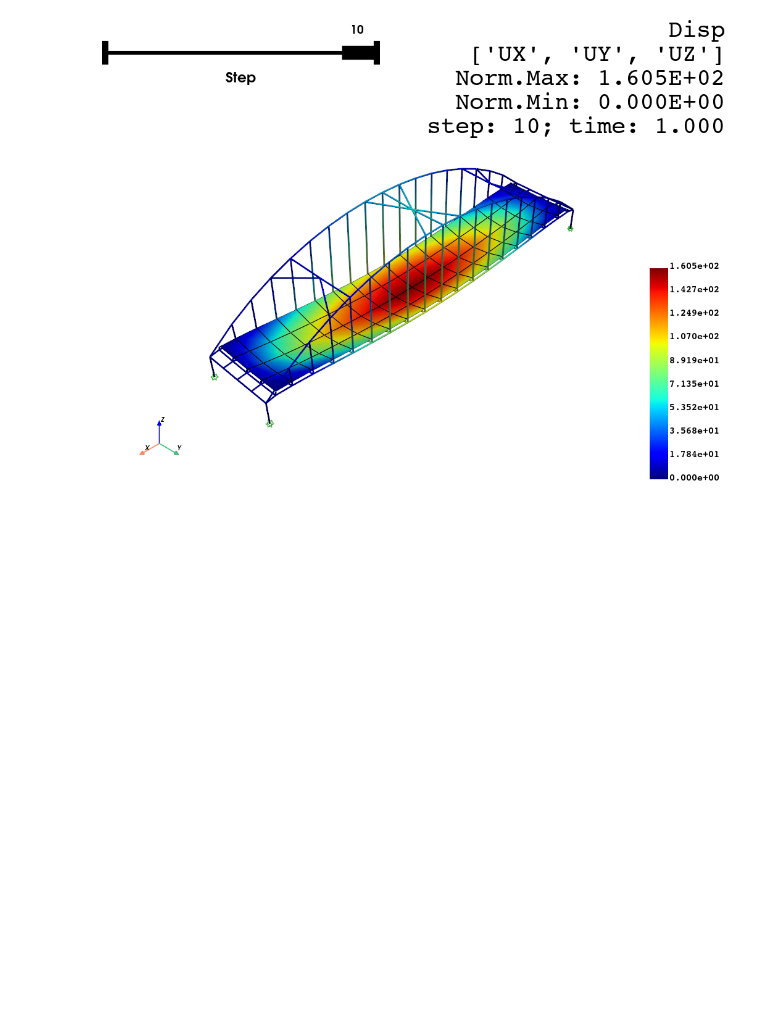
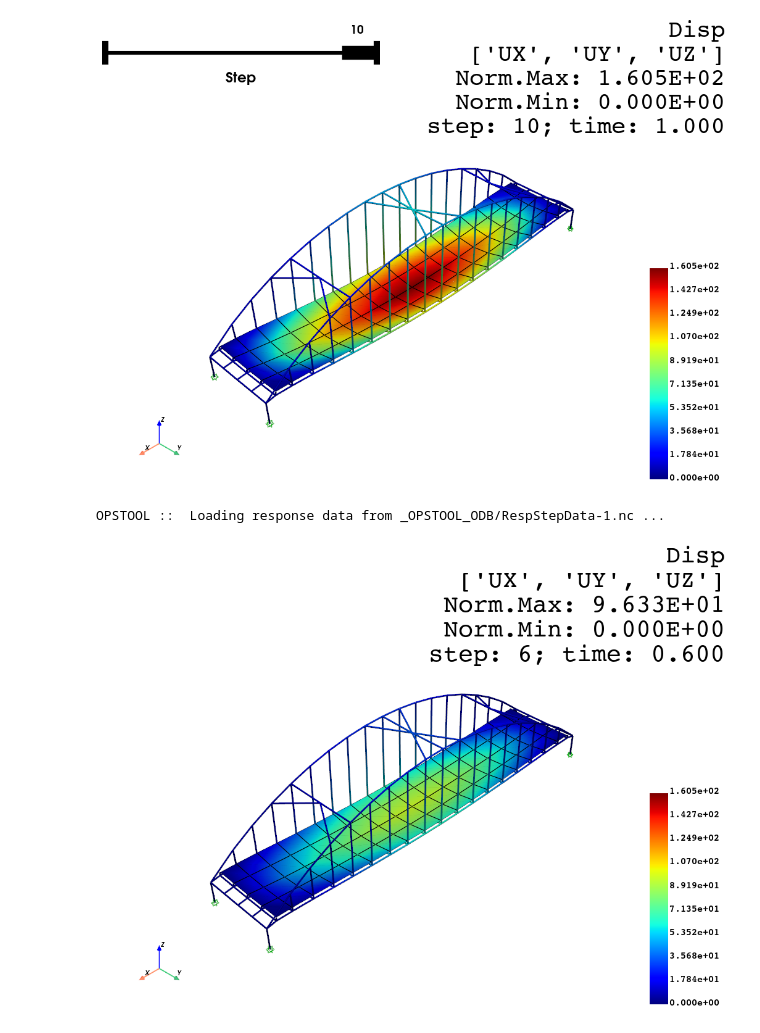
Before and after one commit to sahilkur36/opstool, a Jupyter notebook: docs/src/vis/plot_nodal_resp_pyvista.ipynb, the cells around one changed output. Saved outputs shown, nothing was run; the diff lists cells and outputs as text; code cells hidden in the pictures; blank space fills up the shorter version.

```diff
--- a/docs/src/vis/plot_nodal_resp_pyvista.ipynb
+++ b/docs/src/vis/plot_nodal_resp_pyvista.ipynb
@@ -61,3 +58,10 @@ fig.show(jupyter_backend="jupyterlab")
 # %% [output]
 OPSTOOL ::  Loading response data from _OPSTOOL_ODB/RespStepData-1.nc ...
 [figure]
+# %%
+fig = opsvis.plot_nodal_responses(odb_tag=1, slides=False, step=6, resp_type="disp", resp_dof=["UX", "UY", "UZ"])
+fig.show(jupyter_backend="jupyterlab")
+# fig.show()
+# %% [output]
+OPSTOOL ::  Loading response data from _OPSTOOL_ODB/RespStepData-1.nc ...
+[figure, added]
```
Also changed, not shown: parts of 2 cells of this notebook, 23 other files.
